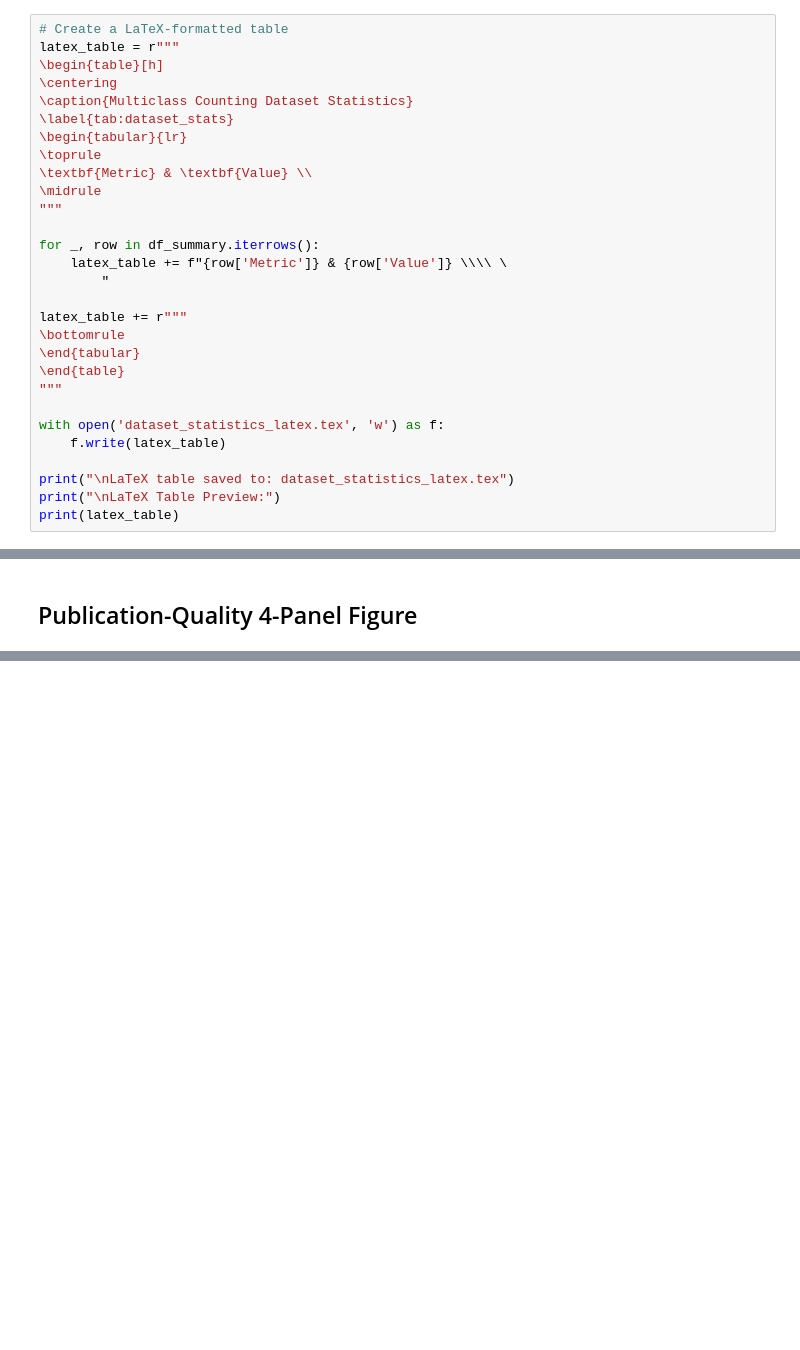
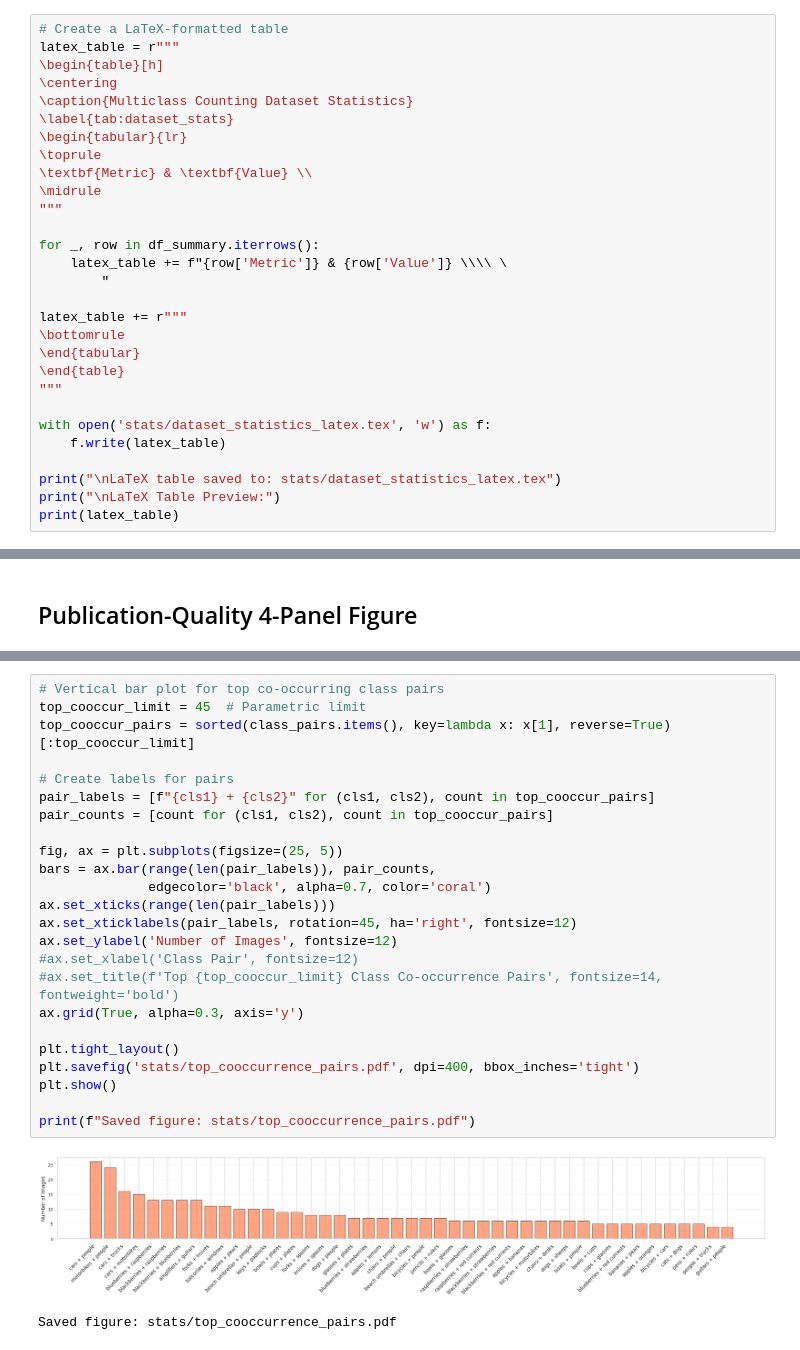
Before and after one commit to ciampluca/PrACo, a Jupyter notebook: data/multiclass-dataset/stats.ipynb, the cells around one changed output, grey strips where cells are left out. Cells and saved outputs as stored; diff of their text form; blank space fills up the shorter version.

```diff
--- a/data/multiclass-dataset/stats.ipynb
+++ b/data/multiclass-dataset/stats.ipynb
@@ -583,10 +587,10 @@ latex_table += r"""
 \end{table}
 """
 
-with open('dataset_statistics_latex.tex', 'w') as f:
+with open('stats/dataset_statistics_latex.tex', 'w') as f:
     f.write(latex_table)
 
-print("\nLaTeX table saved to: dataset_statistics_latex.tex")
+print("\nLaTeX table saved to: stats/dataset_statistics_latex.tex")
 print("\nLaTeX Table Preview:")
 print(latex_table)
 # %% [output]
@@ -818,2 +819,29 @@ Saved: publication_figure_4panel.png
 
 Panel (d) includes 45 classes with sufficient point data for NND calculation.
+# %%
+# Vertical bar plot for top co-occurring class pairs
+top_cooccur_limit = 45  # Parametric limit
+top_cooccur_pairs = sorted(class_pairs.items(), key=lambda x: x[1], reverse=True)[:top_cooccur_limit]
+
+# Create labels for pairs
+pair_labels = [f"{cls1} + {cls2}" for (cls1, cls2), count in top_cooccur_pairs]
+pair_counts = [count for (cls1, cls2), count in top_cooccur_pairs]
+
+fig, ax = plt.subplots(figsize=(25, 5))
+bars = ax.bar(range(len(pair_labels)), pair_counts,
+              edgecolor='black', alpha=0.7, color='coral')
+ax.set_xticks(range(len(pair_labels)))
+ax.set_xticklabels(pair_labels, rotation=45, ha='right', fontsize=12)
+ax.set_ylabel('Number of Images', fontsize=12)
+#ax.set_xlabel('Class Pair', fontsize=12)
+#ax.set_title(f'Top {top_cooccur_limit} Class Co-occurrence Pairs', fontsize=14, fontweight='bold')
+ax.grid(True, alpha=0.3, axis='y')
+
+plt.tight_layout()
+plt.savefig('stats/top_cooccurrence_pairs.pdf', dpi=400, bbox_inches='tight')
+plt.show()
+
+print(f"Saved figure: stats/top_cooccurrence_pairs.pdf")
+# %% [output]
+[figure, added]
+Saved figure: stats/top_cooccurrence_pairs.pdf
```
Also changed, not shown: parts of 21 cells of this notebook, 1 other file.
